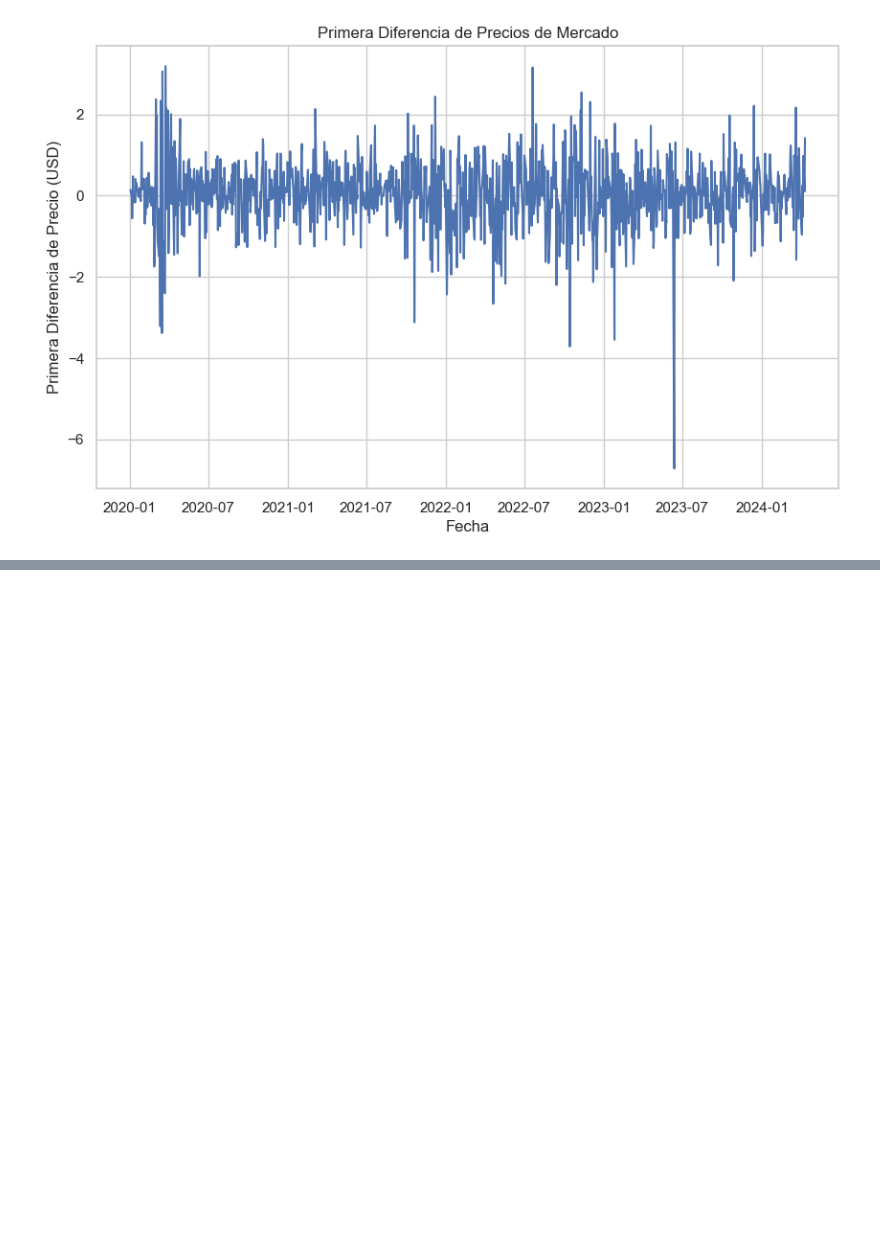
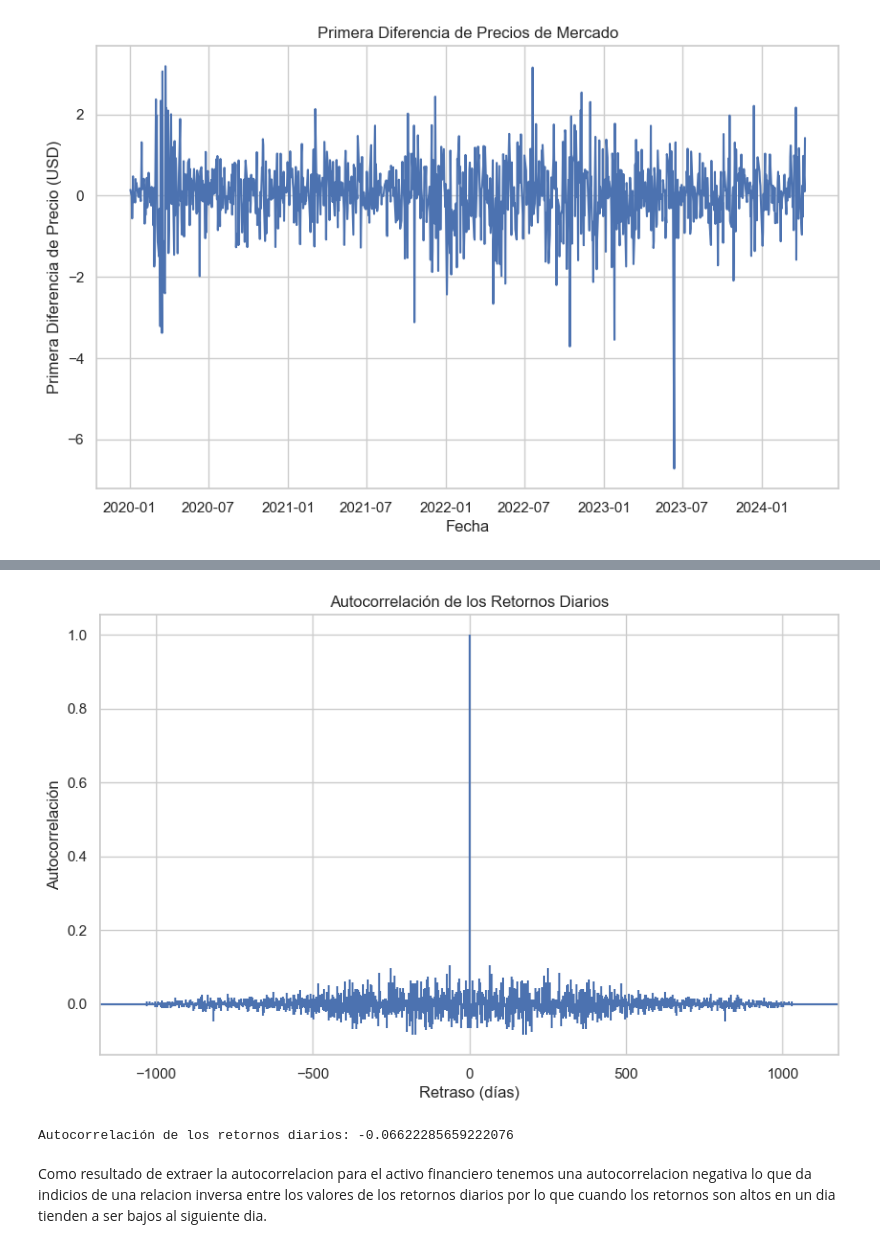
Before and after one commit to Angielop12/Bootcamp-DS-Proyecto-DS, a Jupyter notebook: FINZ.ipynb, the cells around one changed output, grey strips where cells are left out. Drawn from its saved outputs; the diff is of its cells as text; code cells hidden in the pictures; blank space fills up the shorter version.

```diff
--- a/FINZ.ipynb
+++ b/FINZ.ipynb
@@ -213,0 +226,19 @@ plt.show()
+# %%
+# Calcula la autocorrelación
+autocorr = stock_data_diff ['Close'].autocorr()
+# %%
+# Grafica la autocorrelación
+plt.figure(figsize=(10, 6))
+plt.acorr(stock_data_diff['Close'], maxlags=len(stock_data_diff)-1)
+plt.title('Autocorrelación de los Retornos Diarios')
+plt.xlabel('Retraso (días)')
+plt.ylabel('Autocorrelación')
+plt.grid(True)
+plt.show()
+
+print("Autocorrelación de los retornos diarios:", autocorr)
+# %% [output]
+[figure, added]
+Autocorrelación de los retornos diarios: -0.06622285659222076
+# %% [markdown]
+Como resultado de extraer la autocorrelacion para el activo financiero tenemos una autocorrelacion negativa lo que da indicios de una relacion inversa entre los valores de los retornos diarios por lo que cuando los retornos son altos en un dia tienden a ser bajos al siguiente dia.
```
Also changed, not shown: parts of 11 cells of this notebook.
